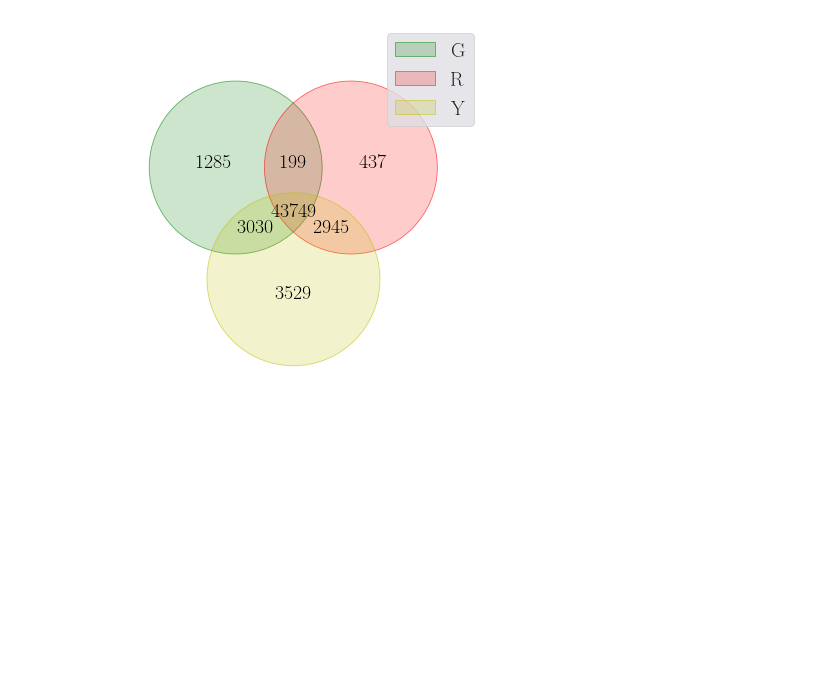
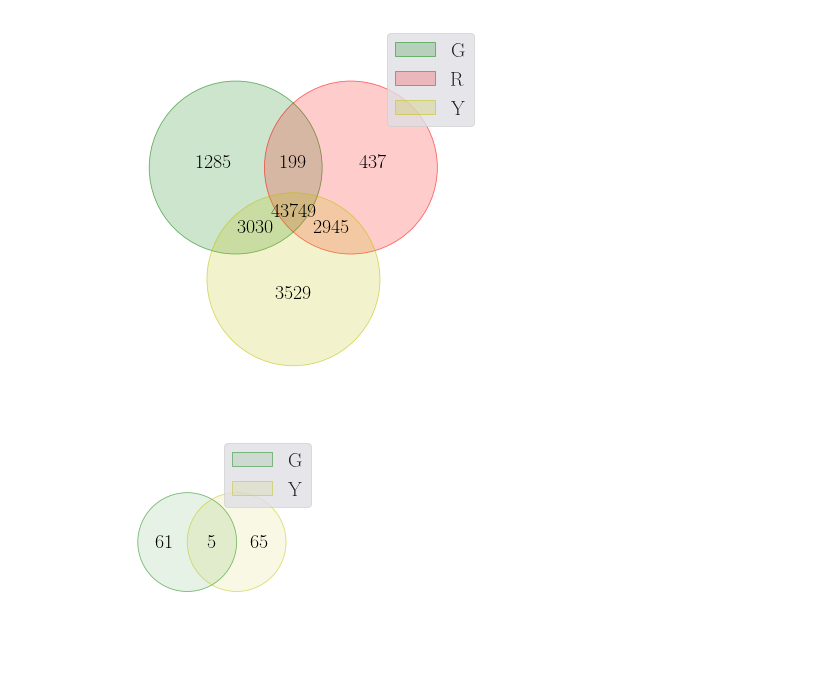
Before and after one commit to MiqueiasFernandes/bioinformatics, a Jupyter notebook: AS Bars Seaborn.ipynb, the cells around one changed output. Drawn from its saved outputs; the diff is of its cells as text; code cells hidden in the pictures; blank space fills up the shorter version.

```diff
--- a/AS Bars Seaborn.ipynb
+++ b/AS Bars Seaborn.ipynb
@@ -209,3 +211,11 @@ g = venn({
 plt.savefig('venn mapped genes.svg')
 # %% [output]
 [figure]
+# %%
+venn({
+    'G': set(gy_dt_sig.loc[gy_dt_sig.PSI <= 0]['Gene']),
+    'Y': set(gy_dt_sig.loc[gy_dt_sig.PSI >= 0]['Gene'])},
+    figsize=[4,4], fontsize=20, cmap=['g', 'y'], alpha=.1)
+plt.savefig('venn genes sig GY.svg')
+# %% [output]
+[figure, added]
```
Also changed, not shown: parts of 3 cells of this notebook.
